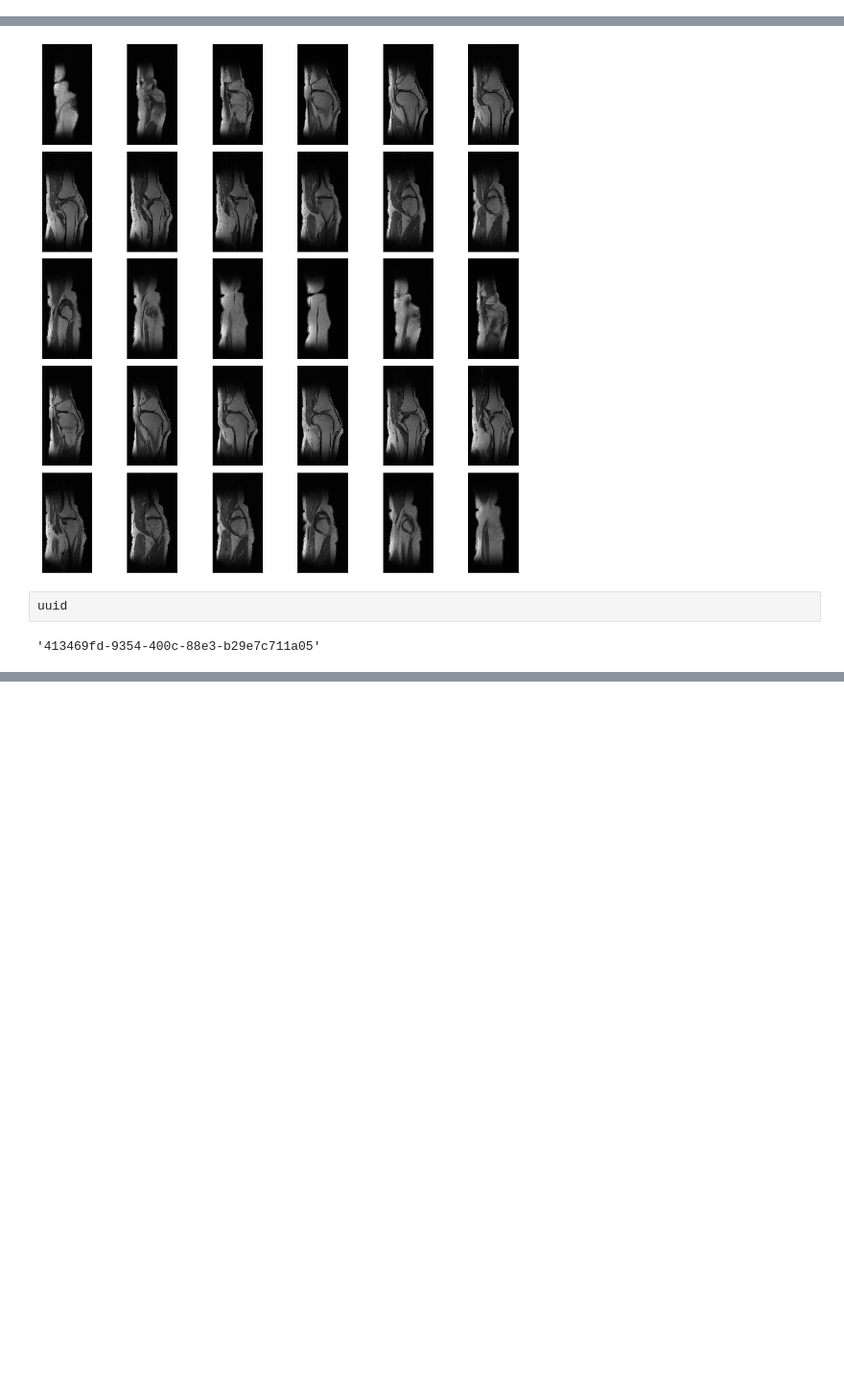
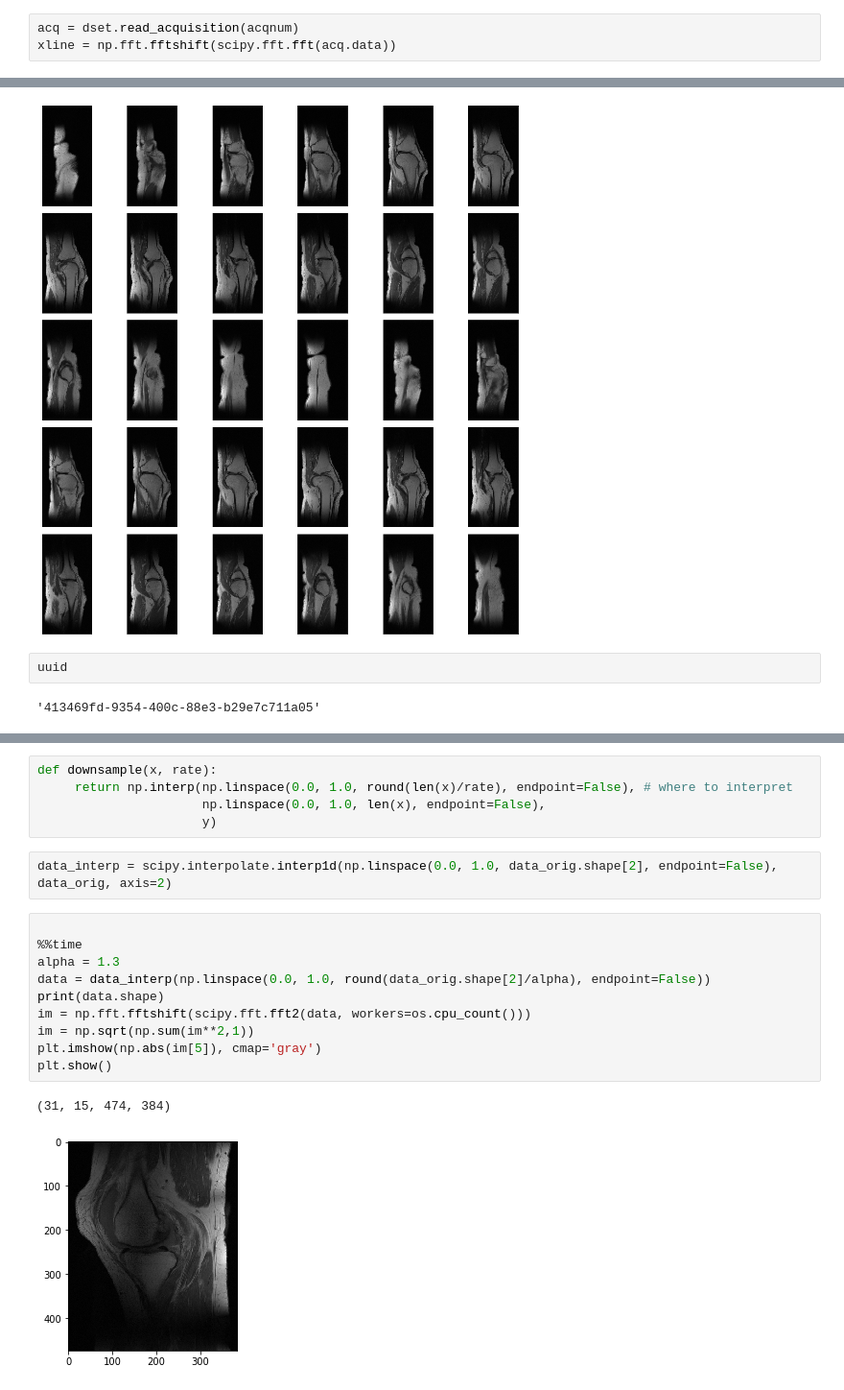
Before and after one commit to Erfandarzi/mri-reconstruction, a Jupyter notebook: python/fully-reconstruction.ipynb, the cells around one changed output, grey strips where cells are left out. Shown at 96% size. Drawn from its saved outputs; the diff is of its cells as text; blank space fills up the shorter version.

```diff
--- a/python/fully-reconstruction.ipynb
+++ b/python/fully-reconstruction.ipynb
@@ -112,3 +124,6 @@ for acqnum in range(dset.number_of_acquisitions()):
         break
 # %% [output]
 Imaging acquisition starts acq  0
+# %%
+acq = dset.read_acquisition(acqnum)
+xline = np.fft.fftshift(scipy.fft.fft(acq.data))
@@ -207,0 +260,20 @@ uuid
+# %%
+def downsample(x, rate):
+     return np.interp(np.linspace(0.0, 1.0, round(len(x)/rate), endpoint=False), # where to interpret
+                      np.linspace(0.0, 1.0, len(x), endpoint=False),
+                      y)
+# %%
+data_interp = scipy.interpolate.interp1d(np.linspace(0.0, 1.0, data_orig.shape[2], endpoint=False), data_orig, axis=2)
+# %%
+
+%%time
+alpha = 1.3
+data = data_interp(np.linspace(0.0, 1.0, round(data_orig.shape[2]/alpha), endpoint=False))
+print(data.shape)
+im = np.fft.fftshift(scipy.fft.fft2(data, workers=os.cpu_count()))
+im = np.sqrt(np.sum(im**2,1))
+plt.imshow(np.abs(im[5]), cmap='gray')
+plt.show()
+# %% [output]
+(31, 15, 474, 384)
+[figure, added]
```
Also changed, not shown: parts of 23 cells of this notebook, 1 other file.
